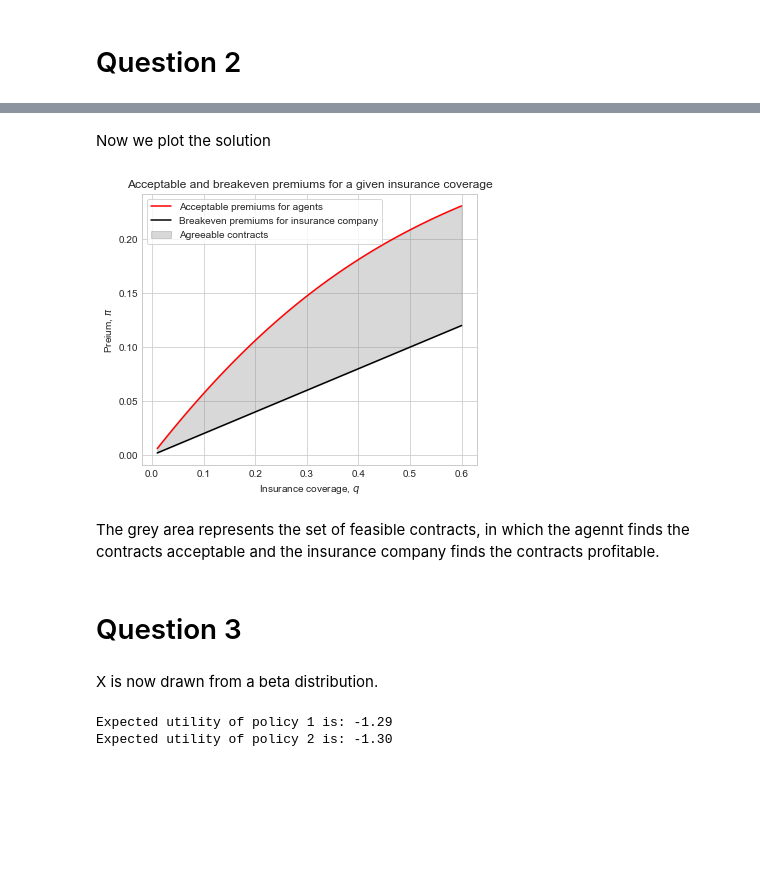
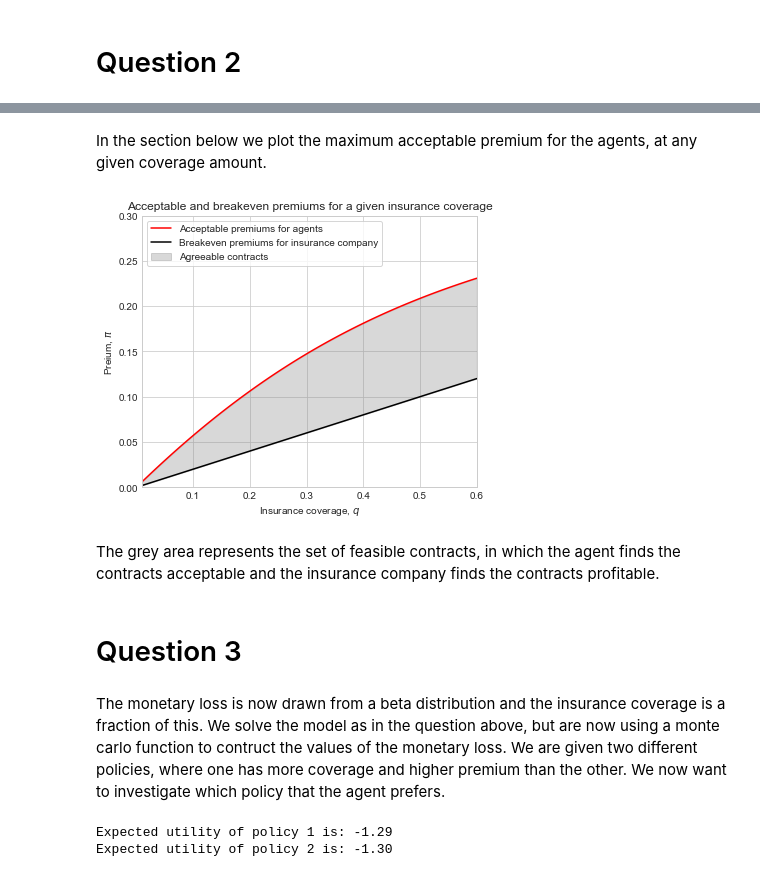
Before and after one commit to mfw325/projects-2022-team-freelvlau, a Jupyter notebook: inauguralproject/inauguralproject.ipynb, the cells around one changed output, grey strips where cells are left out. Saved outputs shown, nothing was run; the diff lists cells and outputs as text; code cells hidden in the pictures; blank space fills up the shorter version.

```diff
--- a/inauguralproject/inauguralproject.ipynb
+++ b/inauguralproject/inauguralproject.ipynb
@@ -96,37 +101,40 @@ V0 = uninsured_value(x, y, p)
 for i, q in enumerate(q_values):
     V = optimal_pi(q, x, y, p, V0)
     pis[i] = V.x
-# %% [markdown]
-Now we plot the solution
+# %% [markdown]
+In the section below we plot the maximum acceptable premium for the agents, at any given coverage amount.
 # %%
 #iii
 
-# generating the function pi, from the question before for each q
+# generating the function pi, from the question before for each q representing the breakeven points for the insurance company
 premiums = np.zeros(N)
 
 for i, q in enumerate(q_values):
     premiums[i]=p*q
 
+# plotting the figure
 fig = plt.figure(figsize=(6, 5))
 
 ax = fig.add_subplot(1,1,1)
 
 ax.plot(q_values, pis, color = 'red', label = 'Acceptable premiums for agents')
 ax.plot(q_values, premiums, color = 'black', label = 'Breakeven premiums for insurance company')
 ax1=ax.fill_between(q_values, premiums, pis, alpha=.3, color = 'grey', label = 'Agreeable contracts')
 ax.set_title('Acceptable and breakeven premiums for a given insurance coverage')
 ax.set_xlabel('Insurance coverage, $q$')
+ax.set_xlim(xmin=0.01, xmax=0.6)
 ax.set_ylabel('Preium, $\pi$')
+ax.set_ylim(ymin=0, ymax=0.3)
 ax.legend(loc='upper left',frameon=True)
 ax.grid(True)
 # %% [output]
-[figure, old version]
+[figure, new version]
 # %% [markdown]
-The grey area represents the set of feasible contracts, in which the agennt finds the contracts acceptable and the insurance company finds the contracts profitable.
+The grey area represents the set of feasible contracts, in which the agent finds the contracts acceptable and the insurance company finds the contracts profitable.
 # %% [markdown]
 # Question 3
-# %% [markdown]
-X is now drawn from a beta distribution.
+# %% [markdown]
+The monetary loss is now drawn from a beta distribution and the insurance coverage is a fraction of this. We solve the model as in the question above, but are now using a monte carlo function to contruct the values of the monetary loss. We are given two different policies, where one has more coverage and higher premium than the other. We now want to investigate which policy that the agent prefers.
 # %%
 # setting parameters
 N = 10000
```
Also changed, not shown: parts of 22 cells of this notebook.
